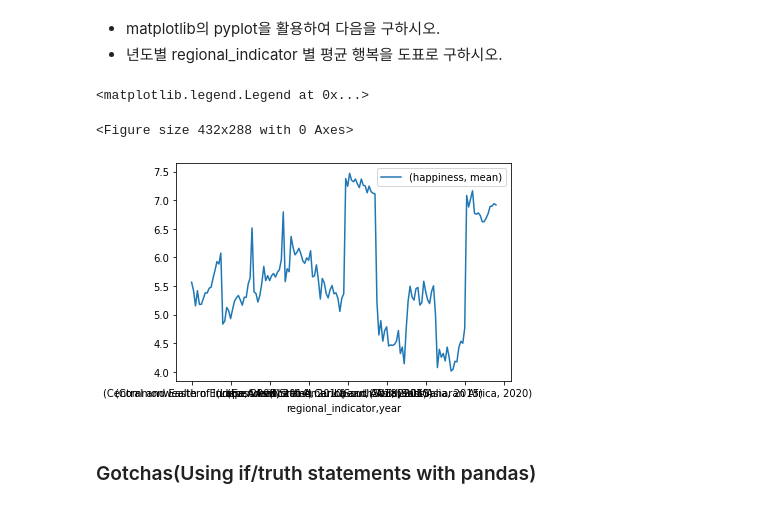
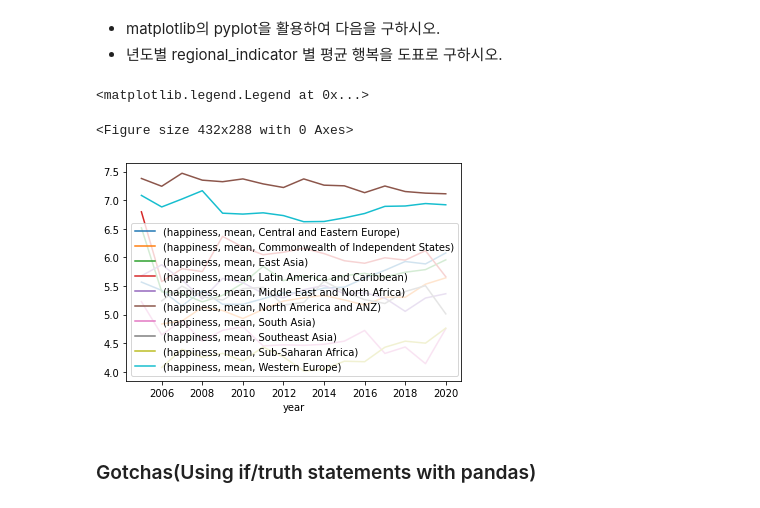
Before and after one commit to euneun316/Python-for-Pandas, a Jupyter notebook: quiz/2022-01-09-10_minutes_pandas-question.ipynb, the cells around one changed output. Drawn from its saved outputs; the diff is of its cells as text; code cells hidden in the pictures.

```diff
--- a/quiz/2022-01-09-10_minutes_pandas-question.ipynb
+++ b/quiz/2022-01-09-10_minutes_pandas-question.ipynb
@@ -169,13 +175,14 @@ import matplotlib.pyplot as plt
 # %%
+# 여러개의 함수를 여러 열에 적용 : agg() 함수
 df_regional_indicator = df[["regional_indicator","year","happiness"]].groupby(["regional_indicator", "year"]).agg(["mean"])
-
+df_pivot = pd.pivot_table(df_regional_indicator,index="year",columns="regional_indicator");
 plt.figure();
-df_regional_indicator.plot();
+df_pivot.plot();
 plt.legend(loc='best')
 # %% [output]
 <matplotlib.legend.Legend at 0x...>
 <Figure size 432x288 with 0 Axes>
-[figure, old version]
+[figure, new version]
 # %% [markdown]
 ### Gotchas(Using if/truth statements with pandas)
 # %% [markdown]
```
Also changed, not shown: parts of 1 cell of this notebook.
